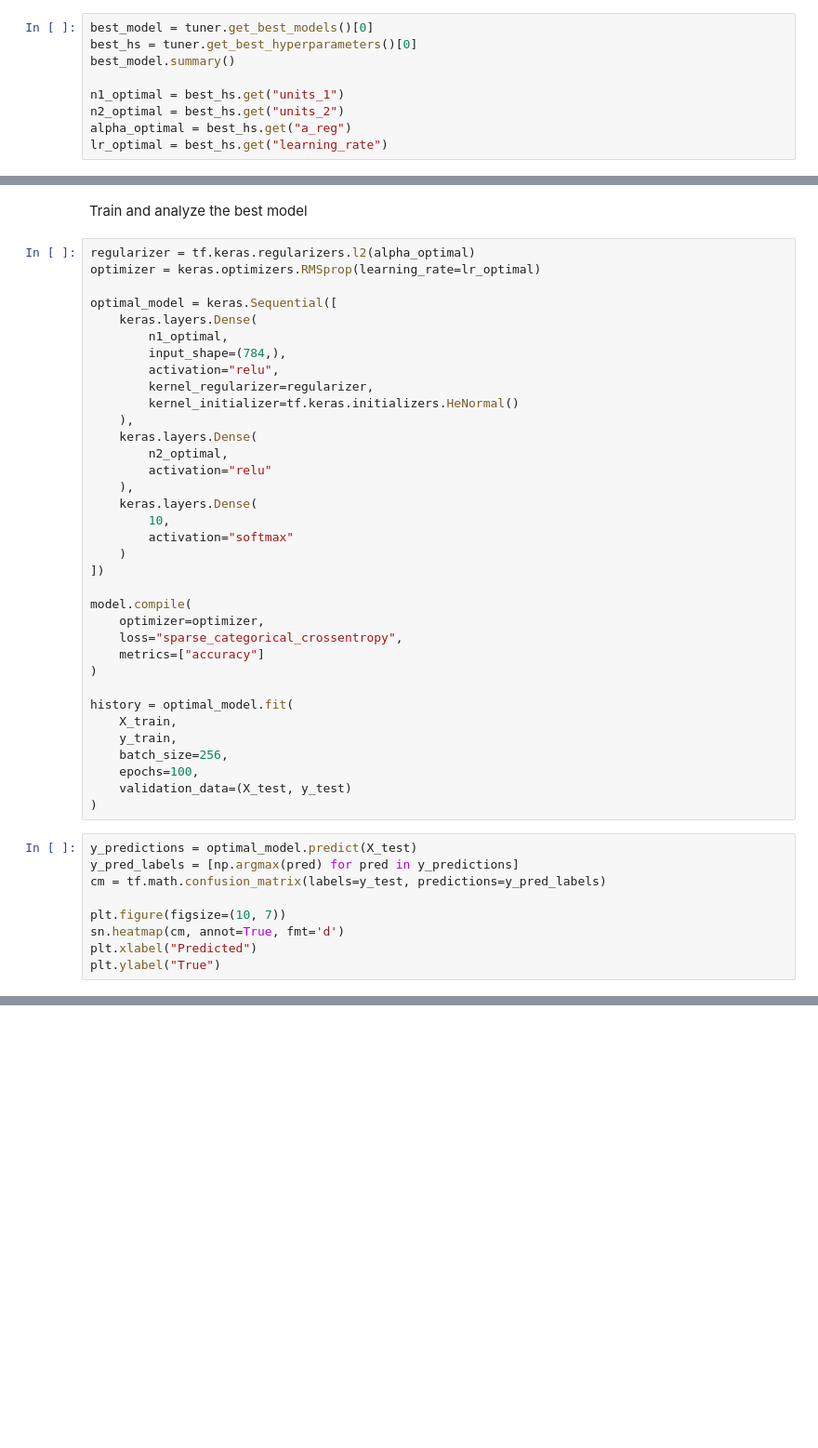
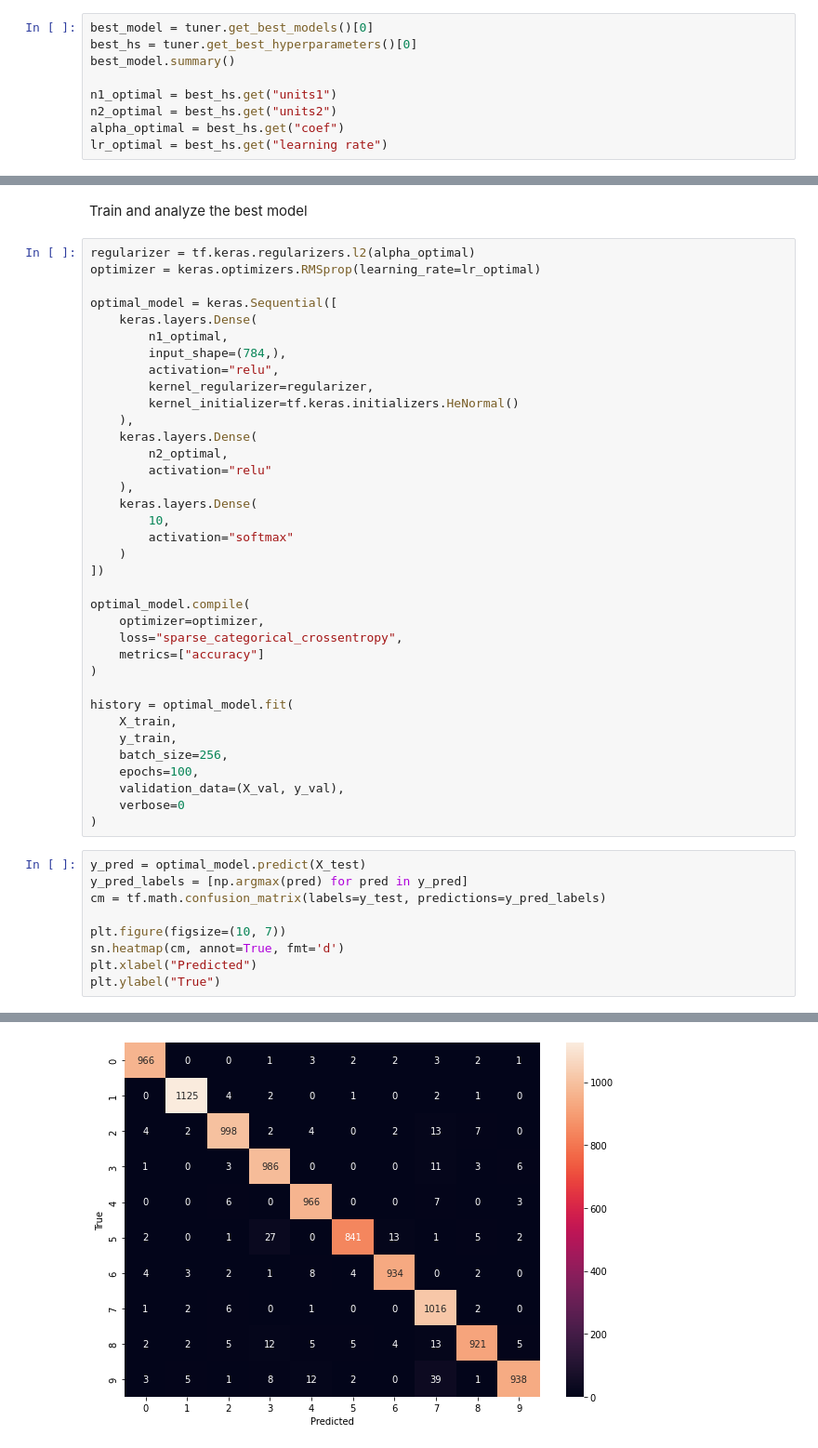
Before and after one commit to kpetridis24/computational-intelligence, a Jupyter notebook: digit_recognition_mlp.ipynb, the cells around one changed output, grey strips where cells are left out. Shown at 93% size. Saved outputs shown, nothing was run; the diff lists cells and outputs as text; blank space fills up the shorter version.

```diff
--- a/digit_recognition_mlp.ipynb
+++ b/digit_recognition_mlp.ipynb
@@ -279,7 +261,7 @@ best_model = tuner.get_best_models()[0]
 best_hs = tuner.get_best_hyperparameters()[0]
 best_model.summary()
 
-n1_optimal = best_hs.get("units_1")
-n2_optimal = best_hs.get("units_2")
-alpha_optimal = best_hs.get("a_reg")
-lr_optimal = best_hs.get("learning_rate")
+n1_optimal = best_hs.get("units1")
+n2_optimal = best_hs.get("units2")
+alpha_optimal = best_hs.get("coef")
+lr_optimal = best_hs.get("learning rate")
@@ -307,7 +311,7 @@ optimal_model = keras.Sequential([
     )
 ])
 
-model.compile(
+optimal_model.compile(
     optimizer=optimizer,
     loss="sparse_categorical_crossentropy",
     metrics=["accuracy"]
@@ -318,14 +322,16 @@ history = optimal_model.fit(
     y_train,
     batch_size=256,
     epochs=100,
-    validation_data=(X_test, y_test)
+    validation_data=(X_val, y_val),
+    verbose=0
 )
 # %%
-y_predictions = optimal_model.predict(X_test)
-y_pred_labels = [np.argmax(pred) for pred in y_predictions]
+y_pred = optimal_model.predict(X_test)
+y_pred_labels = [np.argmax(pred) for pred in y_pred]
 cm = tf.math.confusion_matrix(labels=y_test, predictions=y_pred_labels)
 
 plt.figure(figsize=(10, 7))
 sn.heatmap(cm, annot=True, fmt='d')
 plt.xlabel("Predicted")
 plt.ylabel("True")
+# %% [output]
@@ -331,0 +339 @@ plt.ylabel("True")
+[figure, added]
```
Also changed, not shown: parts of 8 cells of this notebook.
